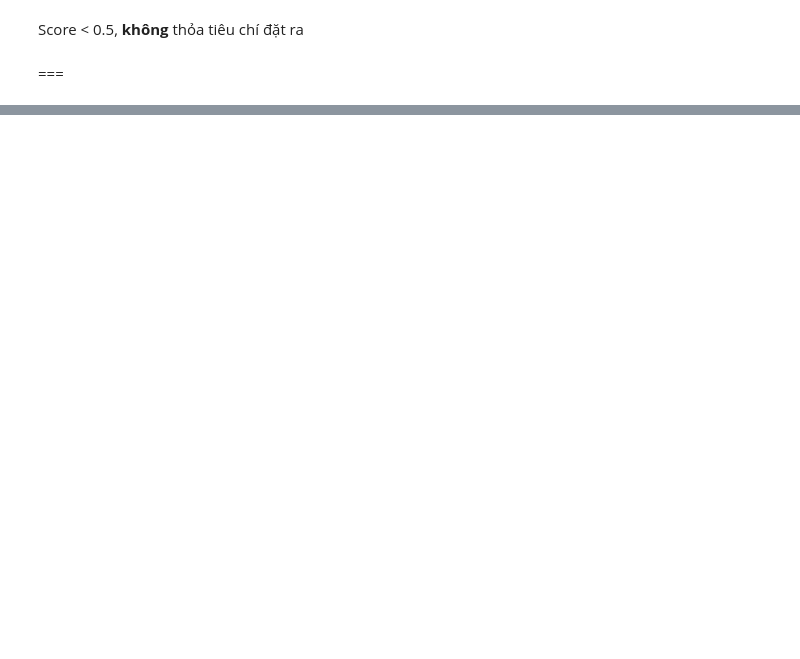
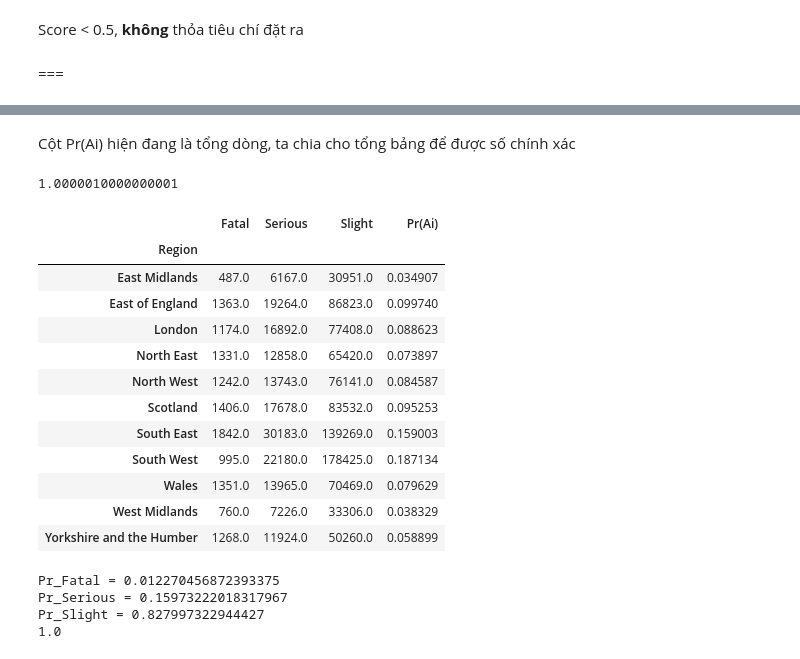
Before and after one commit to nguyenkhangme/Road-Traffic-Statistics-UK-Data-Analytics-Project, a Jupyter notebook: Main.ipynb, the cells around one changed output, grey strips where cells are left out. Saved outputs shown, nothing was run; the diff lists cells and outputs as text; code cells hidden in the pictures; blank space fills up the shorter version.

```diff
--- a/Main.ipynb
+++ b/Main.ipynb
@@ -552,0 +882,40 @@ items_df_preprocessed
+# %% [markdown]
+</br>
+
+Cột Pr(Ai) hiện đang là tổng dòng, ta chia cho tổng bảng để được số chính xác
+
+</br>
+# %%
+for pr in Region_Severity_df['Pr(Ai)']:
+  Region_Severity_df['Pr(Ai)'] = Region_Severity_df['Pr(Ai)'].replace(pr, np.round(pr / sum_accidents, 6))
+print(sum(Region_Severity_df['Pr(Ai)']))
+Region_Severity_df = Region_Severity_df.set_index('Region')
+Region_Severity_df
+# %% [output]
+1.0000010000000001
+|  | Fatal | Serious | Slight | Pr(Ai) |
+| Region |  |  |  |  |
+| East Midlands | 487.0 | 6167.0 | 30951.0 | 0.034907 |
+| East of England | 1363.0 | 19264.0 | 86823.0 | 0.099740 |
+| London | 1174.0 | 16892.0 | 77408.0 | 0.088623 |
+| North East | 1331.0 | 12858.0 | 65420.0 | 0.073897 |
+| North West | 1242.0 | 13743.0 | 76141.0 | 0.084587 |
+| Scotland | 1406.0 | 17678.0 | 83532.0 | 0.095253 |
+| South East | 1842.0 | 30183.0 | 139269.0 | 0.159003 |
+| South West | 995.0 | 22180.0 | 178425.0 | 0.187134 |
+| Wales | 1351.0 | 13965.0 | 70469.0 | 0.079629 |
+| West Midlands | 760.0 | 7226.0 | 33306.0 | 0.038329 |
+| Yorkshire and the Humber | 1268.0 | 11924.0 | 50260.0 | 0.058899 |
+# %%
+
+Pr_Slight = sum(Region_Severity_df['Slight'])/sum_accidents
+Pr_Serious = sum(Region_Severity_df['Serious'])/sum_accidents
+Pr_Fatal = sum(Region_Severity_df['Fatal'])/sum_accidents
+PrBj = [Pr_Fatal,Pr_Serious,Pr_Slight]
+print(f'Pr_Fatal = {Pr_Fatal}\nPr_Serious = {Pr_Serious}\nPr_Slight = {Pr_Slight}')
+print(Pr_Slight + Pr_Serious + Pr_Fatal)
+# %% [output]
+Pr_Fatal = 0.012270456872393375
+Pr_Serious = 0.15973222018317967
+Pr_Slight = 0.827997322944427
+1.0
```
Also changed, not shown: parts of 80 cells of this notebook.
